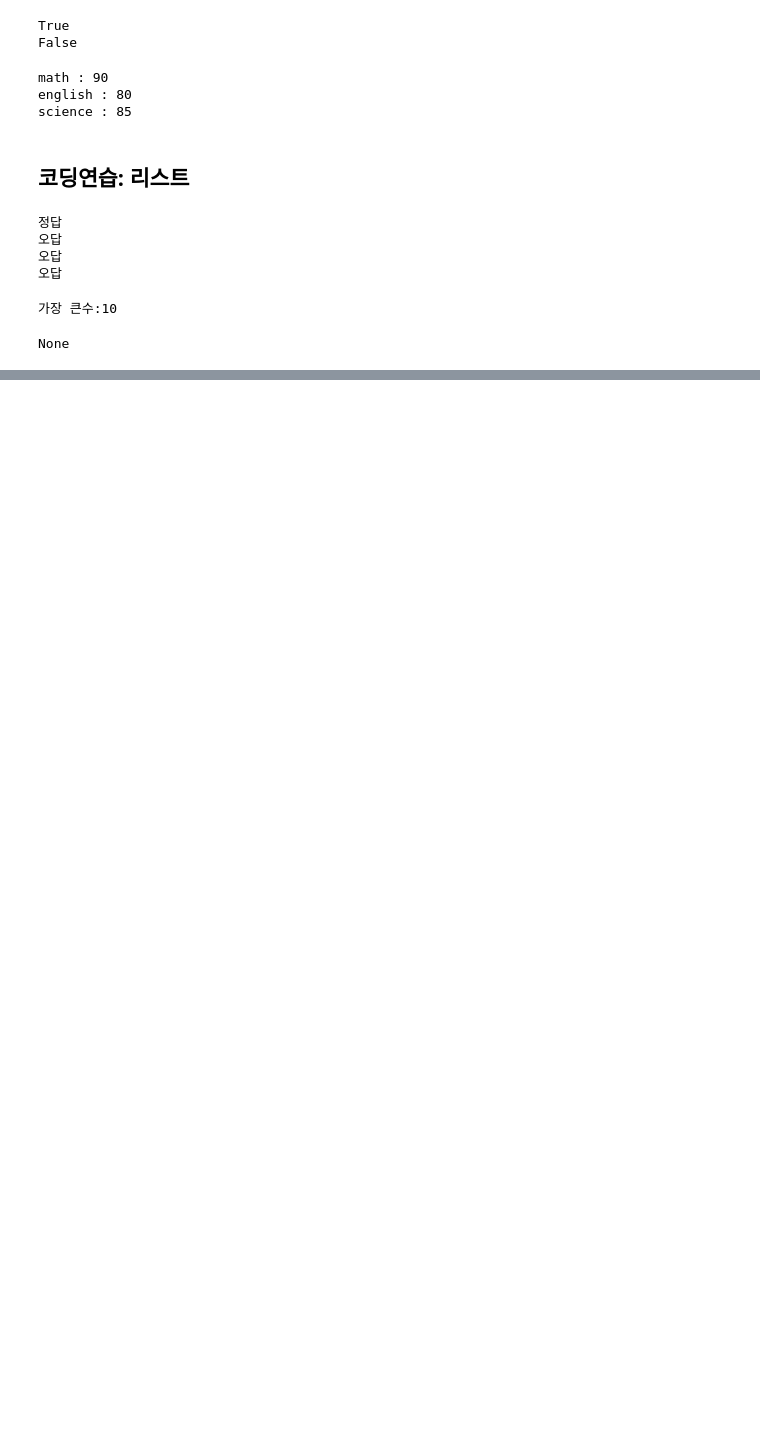
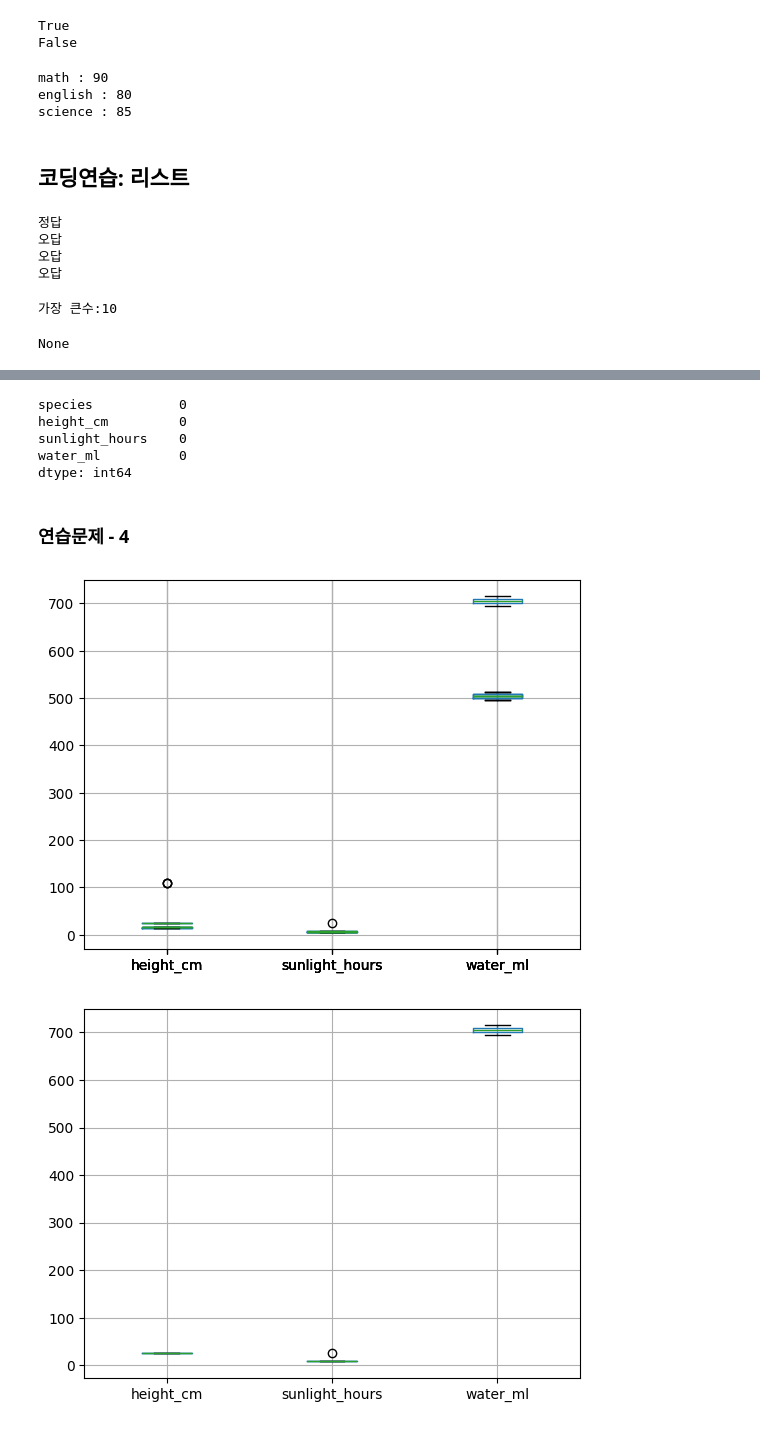
Before and after one commit to JAEYONG0303/For-python-, a Jupyter notebook: 코드 무한 연습용.ipynb, the cells around one changed output, grey strips where cells are left out. Cells and saved outputs as stored; diff of their text form; code cells hidden in the pictures; blank space fills up the shorter version.

```diff
--- a/코드 무한 연습용.ipynb
+++ b/코드 무한 연습용.ipynb
@@ -1018,0 +1529,5 @@ None
+# %%
+# 열 삭제
+
+df1 = origin.copy()
+df1
@@ -1018,0 +1552,3 @@ None
+# %%
+df1 = df1.drop(columns ='last_seen')
+df1
@@ -1018,0 +1573,5 @@ None
+# %%
+s = Series(['M021','kelpie','Lake',2.2,'Medium'],
+           index = ['monster_id', 'species','habitat','height','caution_level'])
+df1.loc[20] = s
+df1
@@ -1018,0 +1644,8 @@ None
+# %%
+origin = load_data('plant_growth')
+origin
+import numpy as np
+from hossam import load_data
+from pandas import DataFrame
+from sklearn.impute import SimpleImputer
+from matplotlib import pyplot as plt
@@ -1018,0 +1718,20 @@ None
+# %%
+origin.isna().sum()
+# %% [output]
+species           0
+height_cm         0
+sunlight_hours    0
+water_ml          0
+dtype: int64
+# %% [markdown]
+### 연습문제 - 4
+# %%
+s = origin['species'].value_counts()
+
+for i in s.index:
+    df1 = origin[origin['species'] == i]
+    df1.boxplot()
+    plt.show()
+# %% [output]
+[figure, added]
+[figure, added]
```
Also changed, not shown: parts of 87 cells of this notebook, 9 other files.
